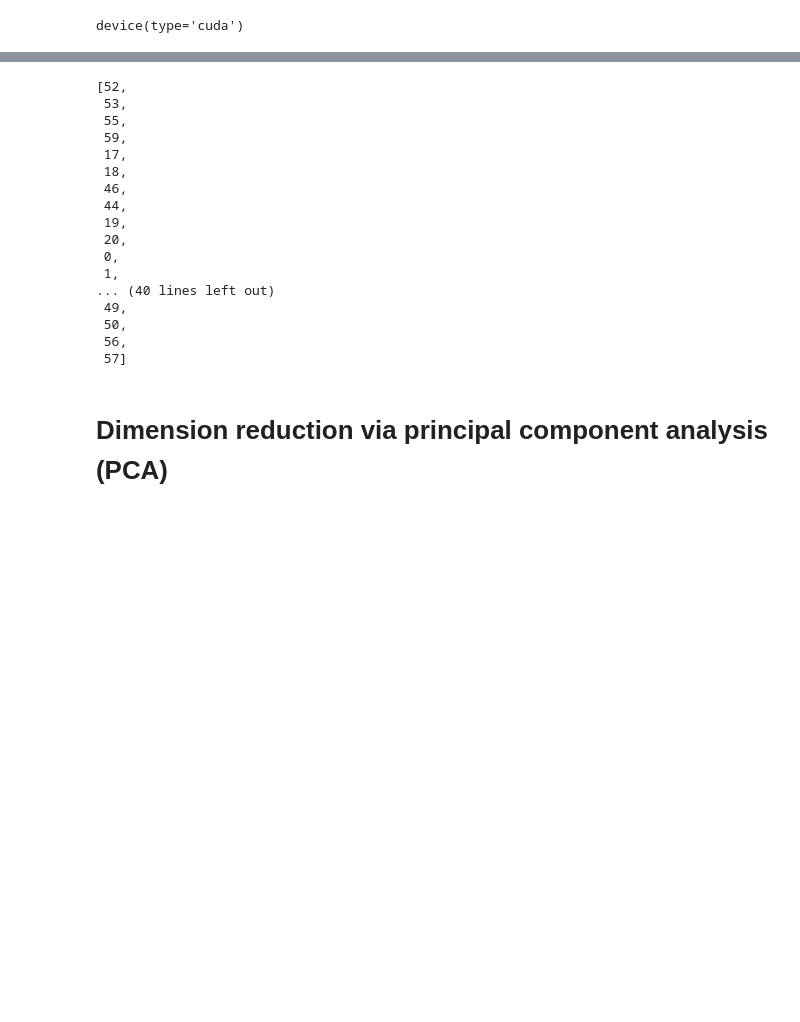
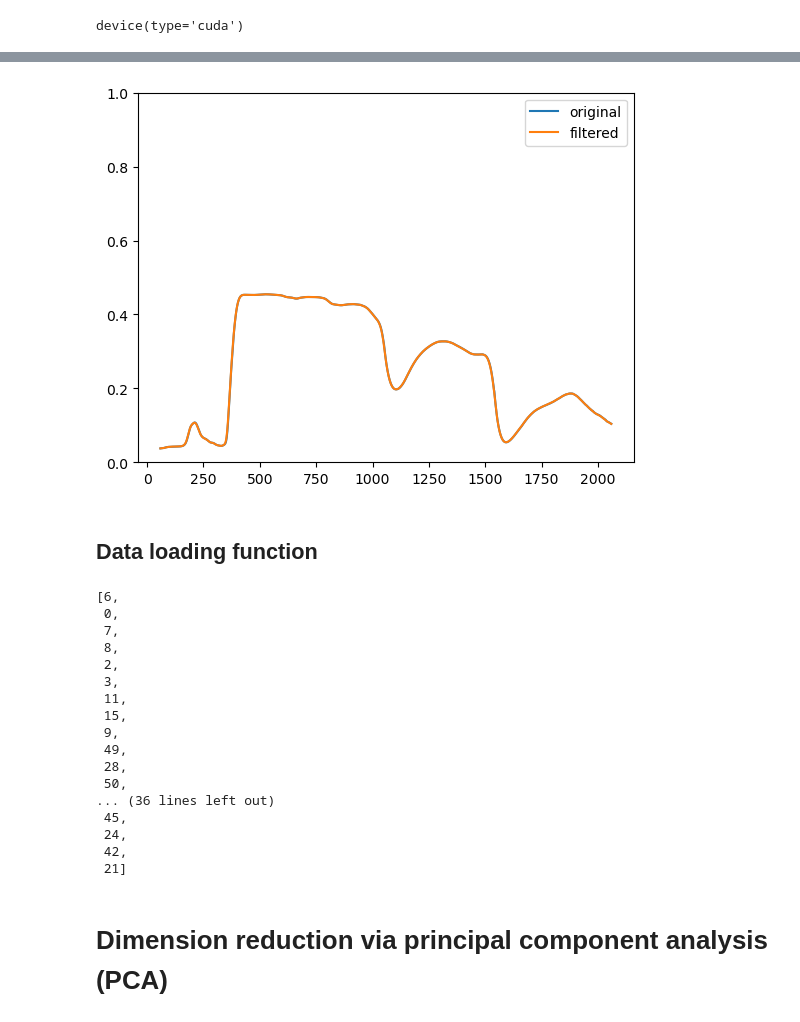
Before and after one commit to GeoSense-Freiburg/sPectra_2024, a Jupyter notebook: Create_Autoencoder_Model_v_PCA_mod_v4_leaf.ipynb, the cells around one changed output, grey strips where cells are left out. Saved outputs shown, nothing was run; the diff lists cells and outputs as text; code cells hidden in the pictures; blank space fills up the shorter version.

```diff
--- a/Create_Autoencoder_Model_v_PCA_mod_v4_leaf.ipynb
+++ b/Create_Autoencoder_Model_v_PCA_mod_v4_leaf.ipynb
@@ -106,0 +79,13 @@ len(spectraindex)
+# %%
+# sample random index from the dataset
+sample_index = random.randint(0, len(df))
+
+# plot original and filtered spectra
+plt.plot(spectraindex, df.iloc[sample_index, spectraindex], label = 'original')
+#plt.plot(spectraindex, spectra_filtered.iloc[sample_index][0], label = 'filtered')
+plt.plot(spectraindex, spectra_filtered.iloc[sample_index], label = 'filtered')
+plt.legend(loc = 'upper right')
+plt.ylim(0, 1)
+plt.show()
+# %% [output]
+[figure, added]
@@ -107,29 +94,37 @@ len(spectraindex)
+# %% [markdown]
+## Data loading function
 # %%
-column_prefixes = ['project','sample_id','site', 'stage','Latin Genus', 'Latin Species', 'growthform', 'functionalgroup', 'Latitude', 'Longitude',
+column_prefixes = ['project','sample_id','site', 'stage','latin.genus', 'latin.species', 'growth.form', 'functional.group', 'latitude', 'Llongitude',
                    'Al_area','Al_mass','B2089_mass','B2498_mass','Ca_area','Ca_mass','Carea','Cmass','Cu_area','Cu_mass','EWT','Fe_area','Fe_mass','K_area','K_mass',
                    'LDMC','LMA','Mg_area','Mg_mass','Mn_area','Mn_mass','Na_area','Na_mass','Narea','Nmass','P_area','P_mass','SLA','Zn_area','Zn_mass','car_area','car_mass',
                    'cellulose_area','cellulose_mass','chlA_area','chlA_mass','chlB_area','chlB_mass','hemicellulose_area','hemicellulose_mass','lignin_area','lignin_mass','solubles_area','solubles_mass']
 
+#column_prefixes = ['project','sample_id','site', 'stage','Latin Genus', 'Latin Species', 'growthform', 'functionalgroup', 'Latitude', 'Longitude',
+#                   'Al_area','Al_mass','B2089_mass','B2498_mass','Ca_area','Ca_mass','Carea','Cmass','Cu_area','Cu_mass','EWT','Fe_area','Fe_mass','K_area','K_mass',
+#                   'LDMC','LMA','Mg_area','Mg_mass','Mn_area','Mn_mass','Na_area','Na_mass','Narea','Nmass','P_area','P_mass','SLA','Zn_area','Zn_mass','car_area','car_mass',
+#                   'cellulose_area','cellulose_mass','chlA_area','chlA_mass','chlB_area','chlB_mass','hemicellulose_area','hemicellulose_mass','lignin_area','lignin_mass','solubles_area','solubles_mass']
+
+
 metaindex = [df.columns.get_loc(col) for prefix in column_prefixes for col in df.filter(like=prefix).columns]
 metaindex
 # %% [output]
-[52,
- 53,
- 55,
- 59,
- 17,
- 18,
- 46,
- 44,
- 19,
- 20,
+[6,
  0,
- 1,
-... (40 lines left out)
+ 7,
+ 8,
+ 2,
+ 3,
+ 11,
+ 15,
+ 9,
  49,
+ 28,
  50,
- 56,
- 57]
+... (36 lines left out)
+ 45,
+ 24,
+ 42,
+ 21]
 # %%
 def load_data(path):
     # read in from csv
```
Also changed, not shown: parts of 28 cells of this notebook, 5 other files.
